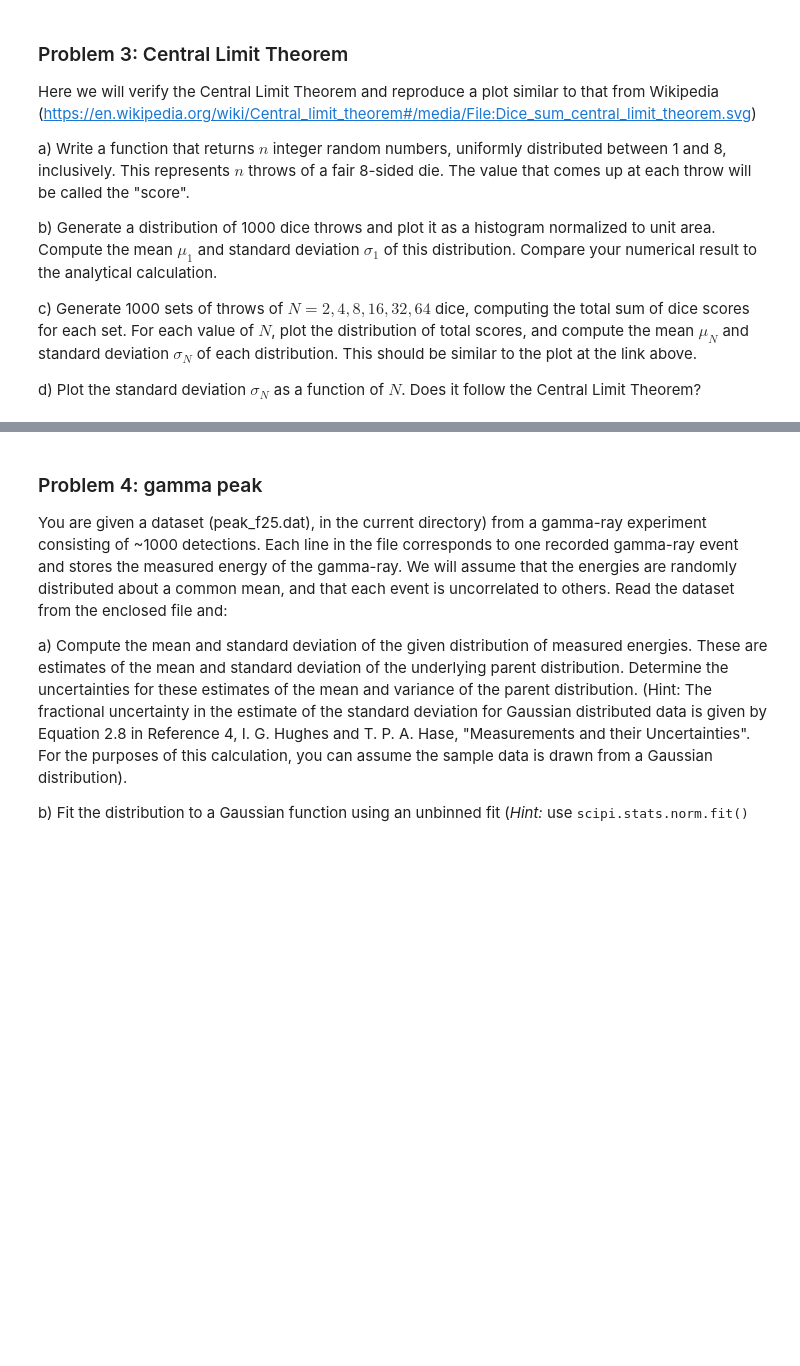
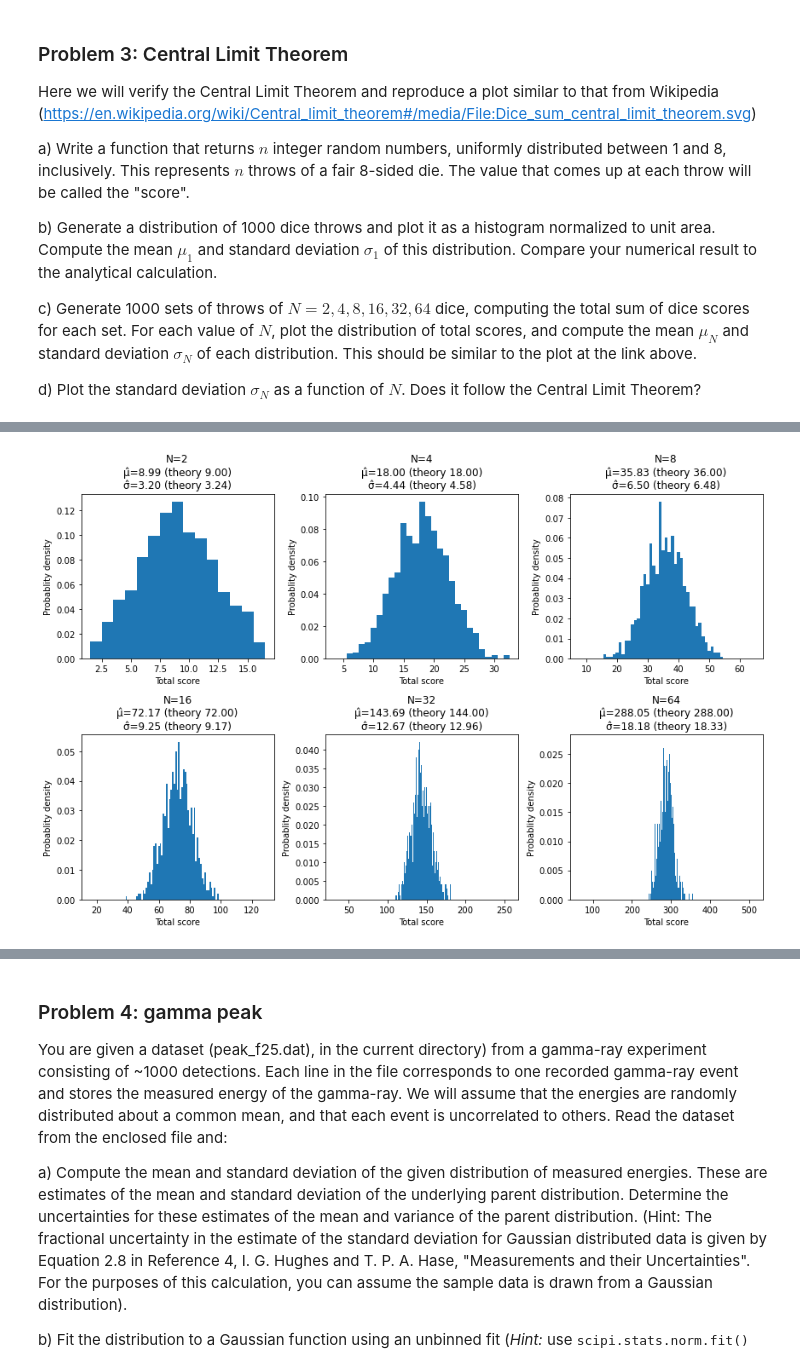
Before and after one commit to amashaperera3/PHYS111B-Lab, a Jupyter notebook: EAX/EAX_F25.ipynb, the cells around one changed output, grey strips where cells are left out. Drawn from its saved outputs; the diff is of its cells as text; code cells hidden in the pictures; blank space fills up the shorter version.

```diff
--- a/EAX/EAX_F25.ipynb
+++ b/EAX/EAX_F25.ipynb
@@ -68,0 +181,30 @@ d) Plot the standard deviation $\sigma_N$ as a function of $N$. Does it follow t
+# %%
+#Part C
+N_vals = [2, 4, 8, 16, 32, 64]
+rng = np.random.default_rng(seed=42)
+
+plt.figure(figsize=(12,8))
+
+for i, N in enumerate(N_vals, 1):
+    rolls = dice_throw((1000, N))
+    sums = rolls.sum(axis=1)
+
+    mean = sums.mean()
+    std = sums.std()
+
+    mean_th = N*mean_theory
+    std_th = np.sqrt(N)*std_theory
+
+    plt.subplot(2, 3, i)
+    plt.hist(sums, bins=np.arange(N-0.5, 8*N+1.5), density=True)
+    plt.title(
+        f"N={N}\n"
+        f"μ̂={mean:.2f} (theory {mean_th:.2f})\n"
+        f"σ̂={std:.2f} (theory {std_th:.2f})")
+    plt.xlabel("Total score")
+    plt.ylabel("Probablity density")
+
+plt.tight_layout()
+plt.show()
+# %% [output]
+[figure, added]
```
Also changed, not shown: parts of 37 cells of this notebook.
